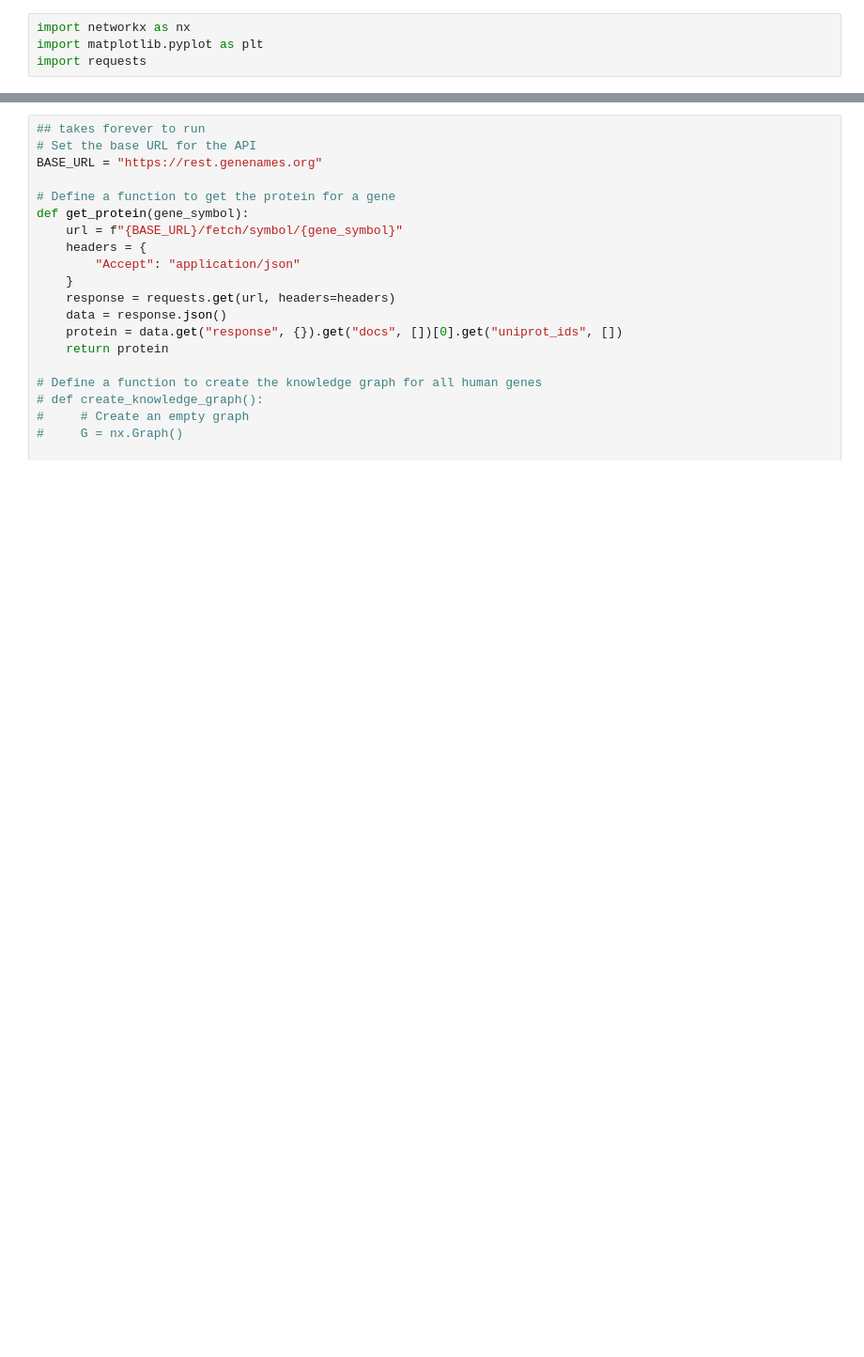
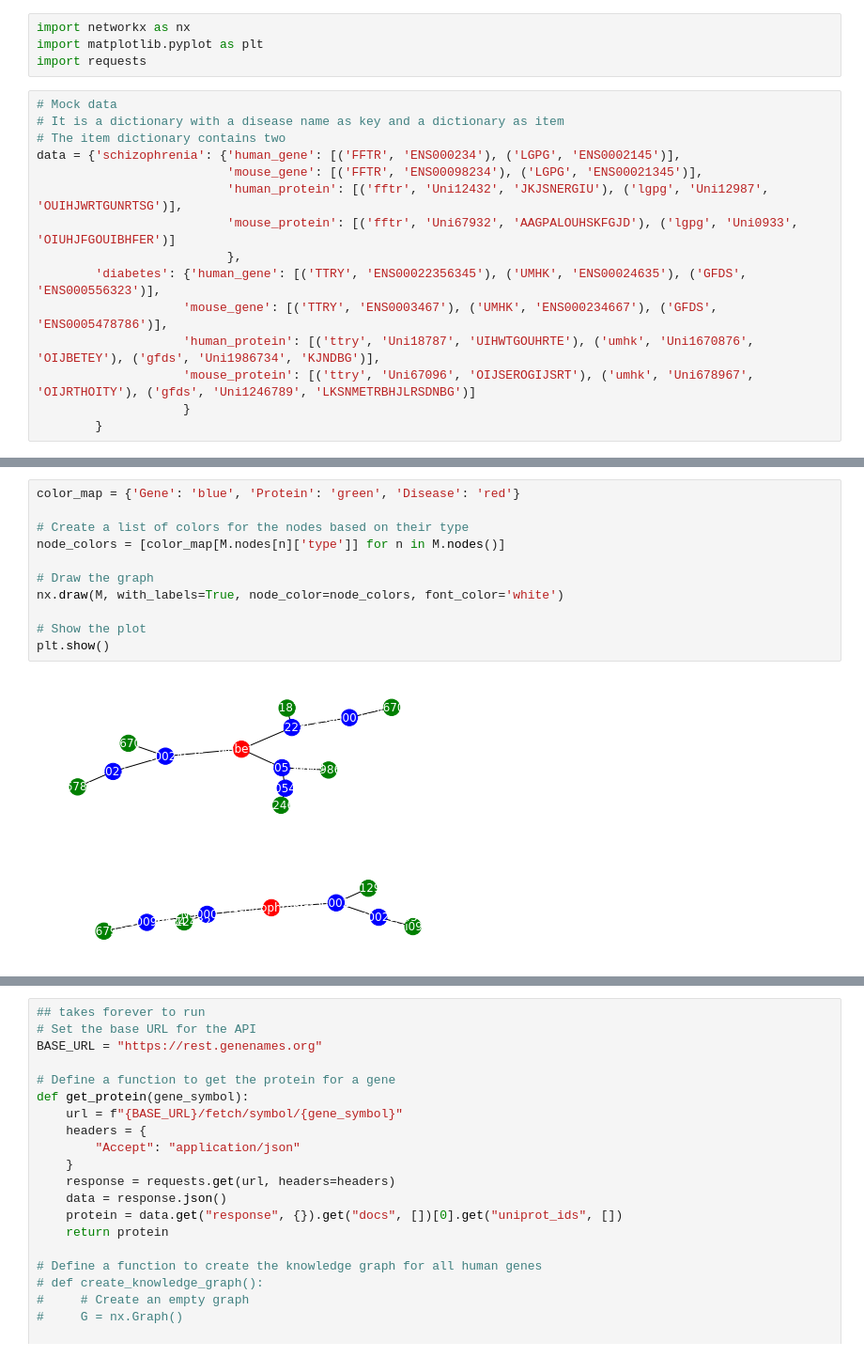
Before and after one commit to jackdodson23/knowledge_graph_201, a Jupyter notebook: networkx_testing.ipynb, the cells around one changed output, grey strips where cells are left out. Shown: that part at 94% size. Drawn from its saved outputs; the diff is of its cells as text; blank space fills up the shorter version.

```diff
--- a/networkx_testing.ipynb
+++ b/networkx_testing.ipynb
@@ -2,3 +2,18 @@
 import networkx as nx
 import matplotlib.pyplot as plt
 import requests
+# %%
+# Mock data
+# It is a dictionary with a disease name as key and a dictionary as item
+# The item dictionary contains two
+data = {'schizophrenia': {'human_gene': [('FFTR', 'ENS000234'), ('LGPG', 'ENS0002145')],
+                          'mouse_gene': [('FFTR', 'ENS00098234'), ('LGPG', 'ENS00021345')],
+                          'human_protein': [('fftr', 'Uni12432', 'JKJSNERGIU'), ('lgpg', 'Uni12987', 'OUIHJWRTGUNRTSG')],
+                          'mouse_protein': [('fftr', 'Uni67932', 'AAGPALOUHSKFGJD'), ('lgpg', 'Uni0933', 'OIUHJFGOUIBHFER')]
+                          },
+        'diabetes': {'human_gene': [('TTRY', 'ENS00022356345'), ('UMHK', 'ENS00024635'), ('GFDS', 'ENS000556323')],
+                    'mouse_gene': [('TTRY', 'ENS0003467'), ('UMHK', 'ENS000234667'), ('GFDS', 'ENS0005478786')],
+                    'human_protein': [('ttry', 'Uni18787', 'UIHWTGOUHRTE'), ('umhk', 'Uni1670876', 'OIJBETEY'), ('gfds', 'Uni1986734', 'KJNDBG')],
+                    'mouse_protein': [('ttry', 'Uni67096', 'OIJSEROGIJSRT'), ('umhk', 'Uni678967', 'OIJRTHOITY'), ('gfds', 'Uni1246789', 'LKSNMETRBHJLRSDNBG')]
+                    }
+        }
@@ -4,0 +63,13 @@ import requests
+# %%
+color_map = {'Gene': 'blue', 'Protein': 'green', 'Disease': 'red'}
+
+# Create a list of colors for the nodes based on their type
+node_colors = [color_map[M.nodes[n]['type']] for n in M.nodes()]
+
+# Draw the graph
+nx.draw(M, with_labels=True, node_color=node_colors, font_color='white')
+
+# Show the plot
+plt.show()
+# %% [output]
+[figure, added]
```
Also changed, not shown: parts of 13 cells of this notebook.
